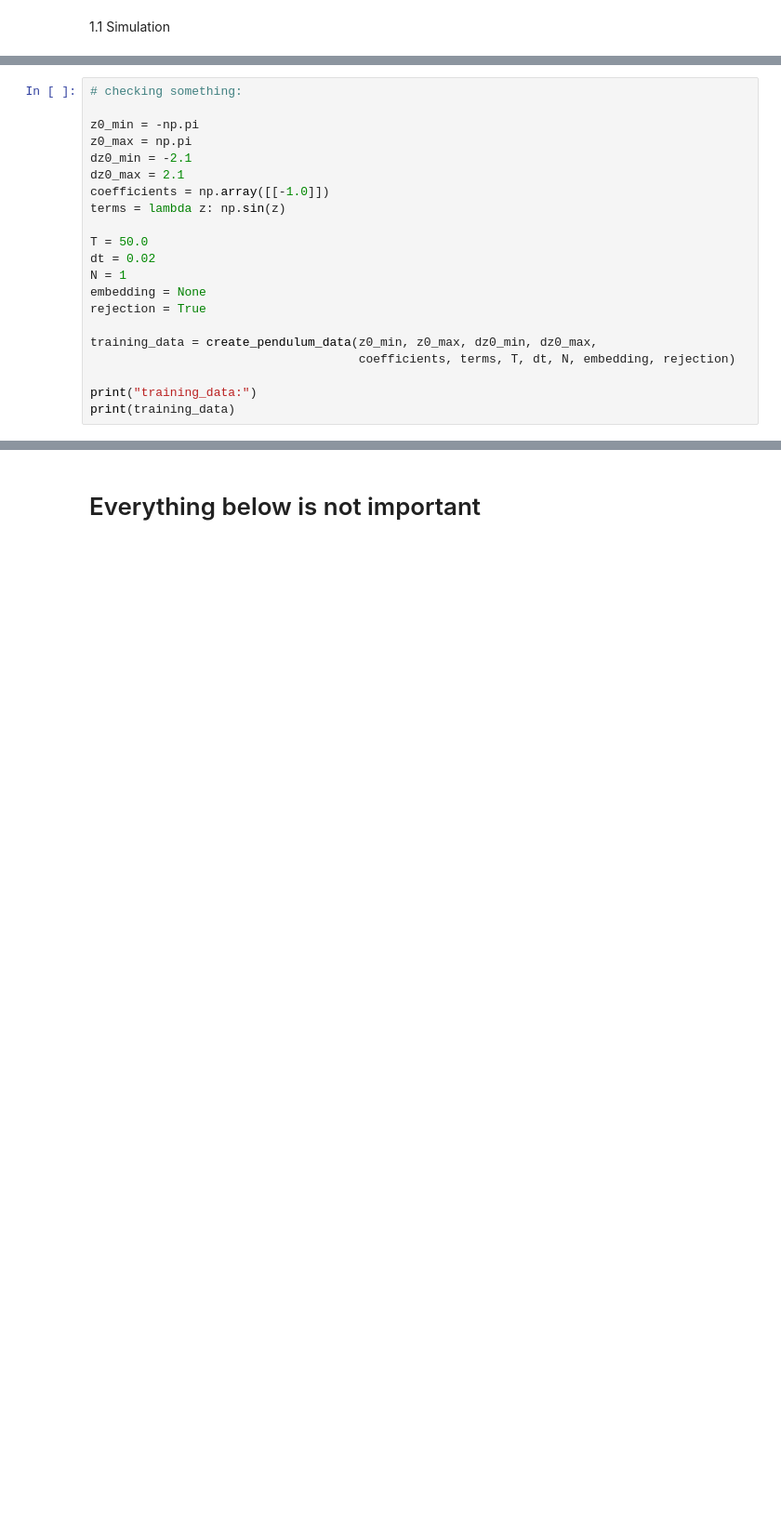
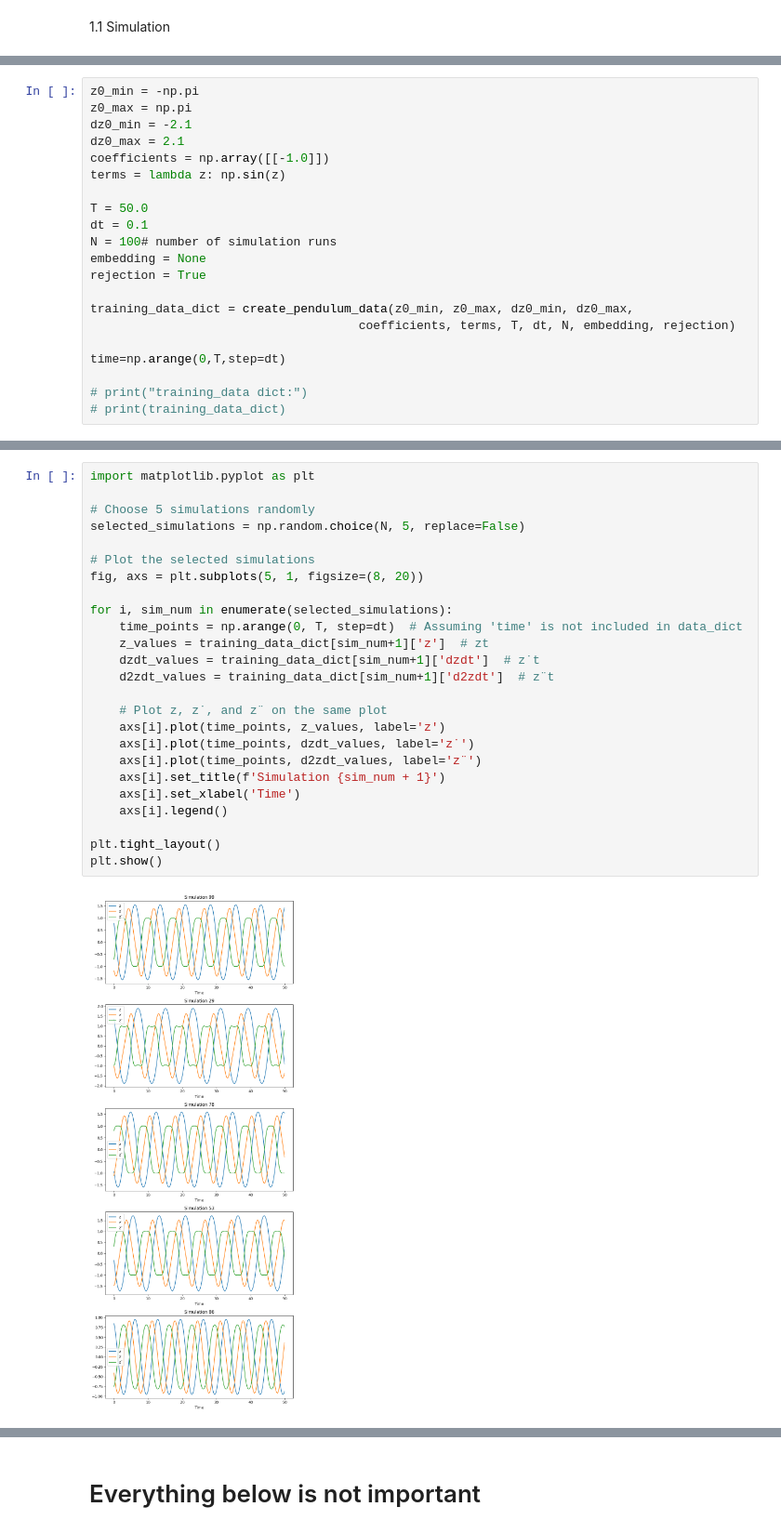
Before and after one commit to lukevoss/GNN, a Jupyter notebook: assignment_6.ipynb, the cells around one changed output, grey strips where cells are left out. Shown at 93% size. Cells and saved outputs as stored; diff of their text form; blank space fills up the shorter version.

Commit message:
add corrected code for the training data generation

```diff
--- a/assignment_6.ipynb
+++ b/assignment_6.ipynb
@@ -95,6 +100,4 @@ def create_pendulum_data(z0_min, z0_max,
 # %%
-# checking something:
-
 z0_min = -np.pi
 z0_max = np.pi
 dz0_min = -2.1
@@ -103,13 +106,15 @@ coefficients = np.array([[-1.0]])
 terms = lambda z: np.sin(z)
 
 T = 50.0
-dt = 0.02
-N = 1
+dt = 0.1
+N = 100# number of simulation runs
 embedding = None
 rejection = True
 
-training_data = create_pendulum_data(z0_min, z0_max, dz0_min, dz0_max,
+training_data_dict = create_pendulum_data(z0_min, z0_max, dz0_min, dz0_max,
                                      coefficients, terms, T, dt, N, embedding, rejection)
 
-print("training_data:")
-print(training_data)
+time=np.arange(0,T,step=dt)
+
+# print("training_data dict:")
+# print(training_data_dict)
@@ -132,0 +121,27 @@ training_data:
+# %%
+import matplotlib.pyplot as plt
+
+# Choose 5 simulations randomly
+selected_simulations = np.random.choice(N, 5, replace=False)
+
+# Plot the selected simulations
+fig, axs = plt.subplots(5, 1, figsize=(8, 20))
+
+for i, sim_num in enumerate(selected_simulations):
+    time_points = np.arange(0, T, step=dt)  # Assuming 'time' is not included in data_dict
+    z_values = training_data_dict[sim_num+1]['z']  # zt
+    dzdt_values = training_data_dict[sim_num+1]['dzdt']  # z˙t
+    d2zdt_values = training_data_dict[sim_num+1]['d2zdt']  # z¨t
+
+    # Plot z, z˙, and z¨ on the same plot
+    axs[i].plot(time_points, z_values, label='z')
+    axs[i].plot(time_points, dzdt_values, label='z˙')
+    axs[i].plot(time_points, d2zdt_values, label='z¨')
+    axs[i].set_title(f'Simulation {sim_num + 1}')
+    axs[i].set_xlabel('Time')
+    axs[i].legend()
+
+plt.tight_layout()
+plt.show()
+# %% [output]
+[figure, added]
```
Also changed, not shown: parts of 12 cells of this notebook.
